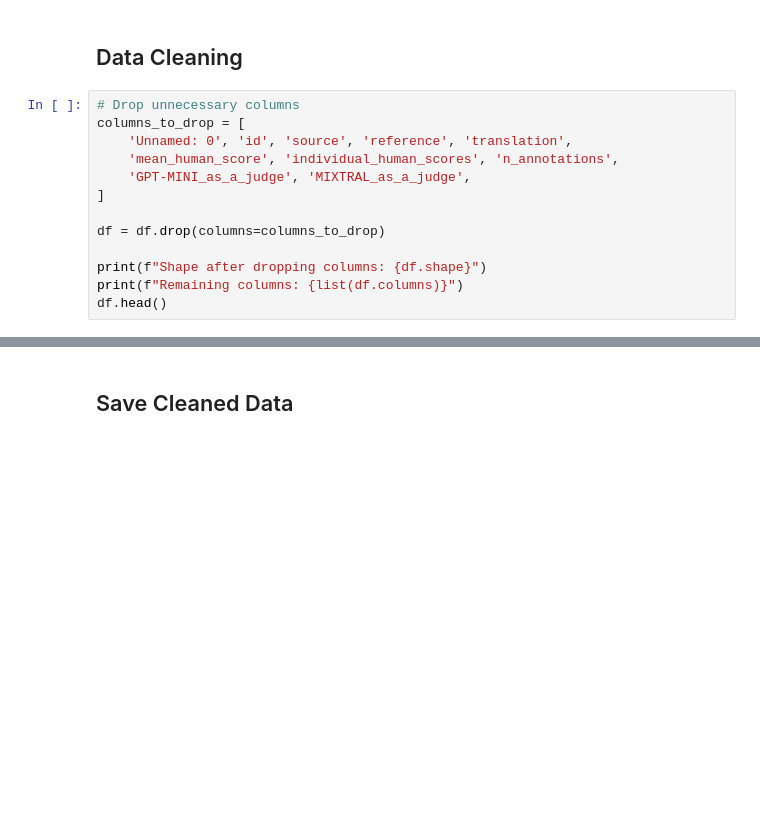
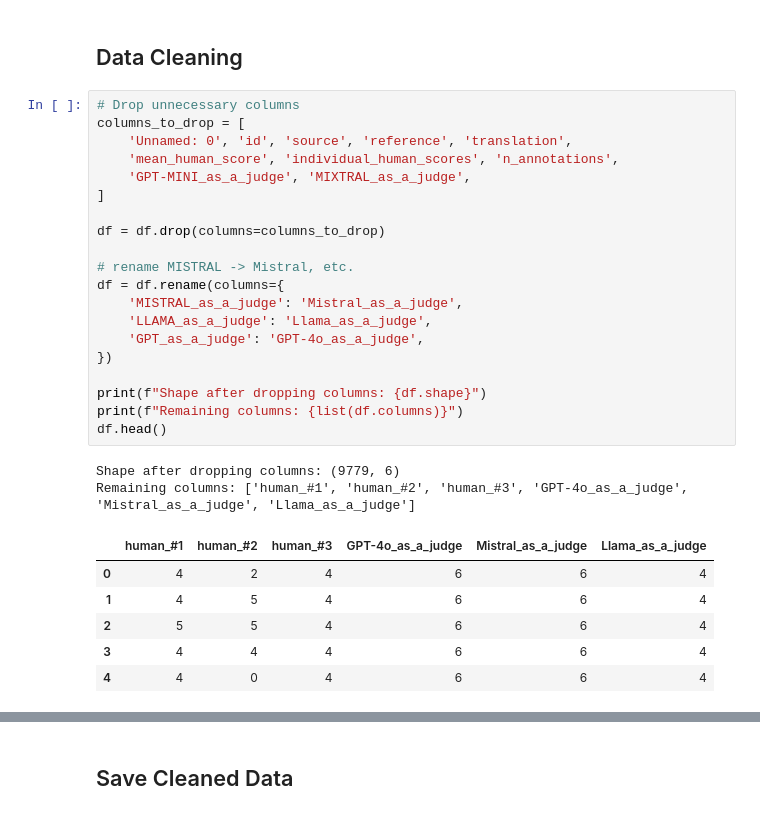
Before and after one commit to Ocean-code-1995/llm-judge-good-enough, a Jupyter notebook: benchmarks/wmt-human/src/preprocessing.ipynb, the cells around one changed output, grey strips where cells are left out. Drawn from its saved outputs; the diff is of its cells as text; blank space fills up the shorter version.

```diff
--- a/benchmarks/wmt-human/src/preprocessing.ipynb
+++ b/benchmarks/wmt-human/src/preprocessing.ipynb
@@ -23,16 +35,32 @@ df.head()
 # %%
 # Drop unnecessary columns
 columns_to_drop = [
     'Unnamed: 0', 'id', 'source', 'reference', 'translation',
     'mean_human_score', 'individual_human_scores', 'n_annotations',
     'GPT-MINI_as_a_judge', 'MIXTRAL_as_a_judge',
 ]
 
 df = df.drop(columns=columns_to_drop)
 
+# rename MISTRAL -> Mistral, etc.
+df = df.rename(columns={
+    'MISTRAL_as_a_judge': 'Mistral_as_a_judge',
+    'LLAMA_as_a_judge': 'Llama_as_a_judge',
+    'GPT_as_a_judge': 'GPT-4o_as_a_judge',
+})
+
 print(f"Shape after dropping columns: {df.shape}")
 print(f"Remaining columns: {list(df.columns)}")
 df.head()
+# %% [output]
+Shape after dropping columns: (9779, 6)
+Remaining columns: ['human_#1', 'human_#2', 'human_#3', 'GPT-4o_as_a_judge', 'Mistral_as_a_judge', 'Llama_as_a_judge']
+|  | human_#1 | human_#2 | human_#3 | GPT-4o_as_a_judge | Mistral_as_a_judge | Llama_as_a_judge |
+| 0 | 4 | 2 | 4 | 6 | 6 | 4 |
+| 1 | 4 | 5 | 4 | 6 | 6 | 4 |
+| 2 | 5 | 5 | 4 | 6 | 6 | 4 |
+| 3 | 4 | 4 | 4 | 6 | 6 | 4 |
+| 4 | 4 | 0 | 4 | 6 | 6 | 4 |
 # %%
 # Check unique values before cleaning
 print("Before cleaning:")
```
Also changed, not shown: parts of 5 cells of this notebook, 6 other files.
